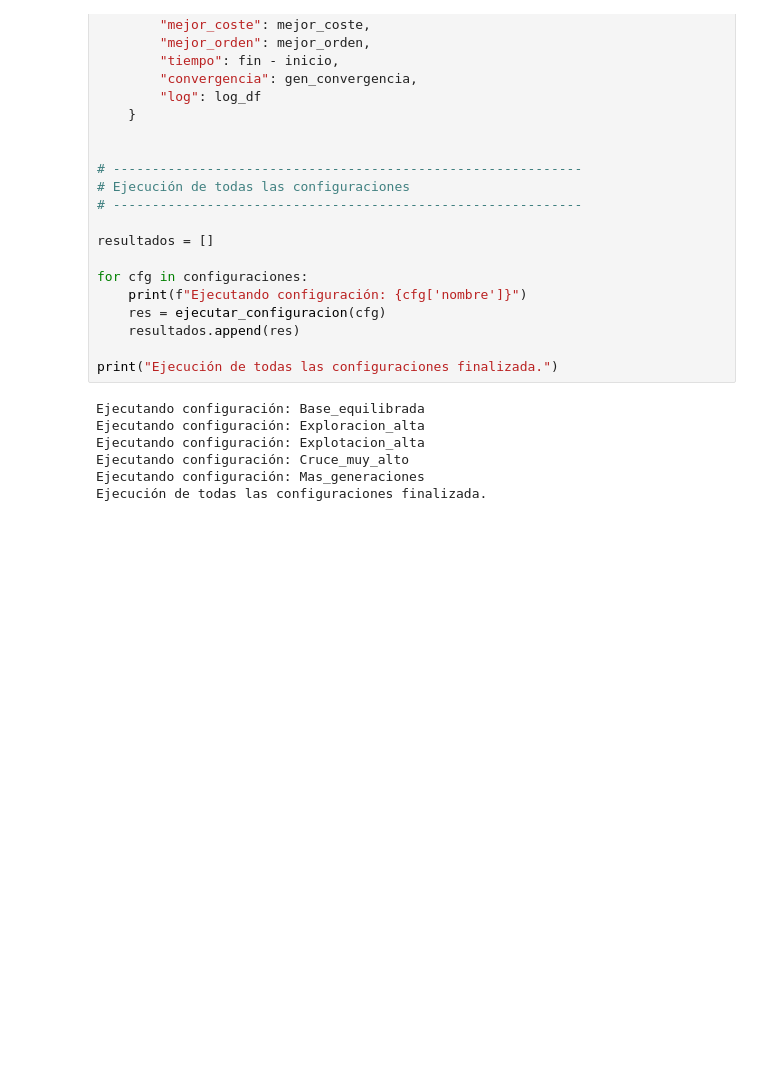
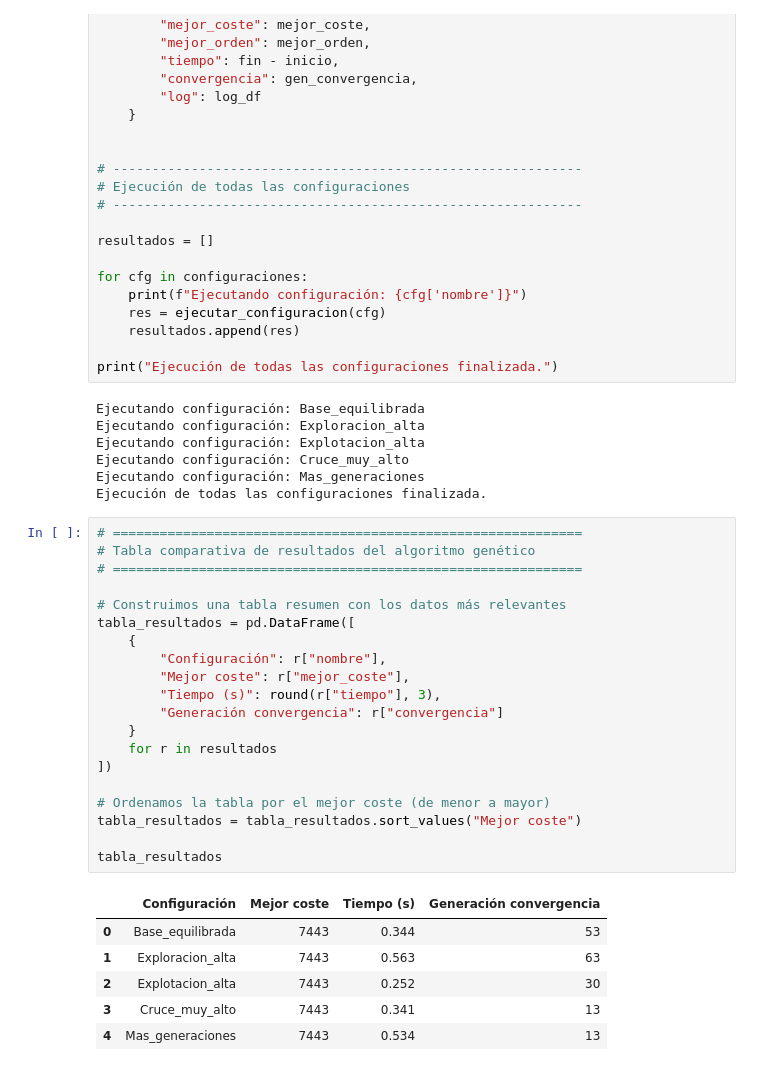
Before and after one commit to dmh1006/Practica4_DarioMeneses, a Jupyter notebook: Practica4- Resolucion.ipynb, the cells around one changed output. Saved outputs shown, nothing was run; the diff lists cells and outputs as text; blank space fills up the shorter version.

```diff
--- a/Practica4- Resolucion.ipynb
+++ b/Practica4- Resolucion.ipynb
@@ -851,3 +851,30 @@ Ejecutando configuración: Explotacion_alta
 Ejecutando configuración: Cruce_muy_alto
 Ejecutando configuración: Mas_generaciones
 Ejecución de todas las configuraciones finalizada.
+# %%
+# ============================================================
+# Tabla comparativa de resultados del algoritmo genético
+# ============================================================
+
+# Construimos una tabla resumen con los datos más relevantes
+tabla_resultados = pd.DataFrame([
+    {
+        "Configuración": r["nombre"],
+        "Mejor coste": r["mejor_coste"],
+        "Tiempo (s)": round(r["tiempo"], 3),
+        "Generación convergencia": r["convergencia"]
+    }
+    for r in resultados
+])
+
+# Ordenamos la tabla por el mejor coste (de menor a mayor)
+tabla_resultados = tabla_resultados.sort_values("Mejor coste")
+
+tabla_resultados
+# %% [output]
+|  | Configuración | Mejor coste | Tiempo (s) | Generación convergencia |
+| 0 | Base_equilibrada | 7443 | 0.344 | 53 |
+| 1 | Exploracion_alta | 7443 | 0.563 | 63 |
+| 2 | Explotacion_alta | 7443 | 0.252 | 30 |
+| 3 | Cruce_muy_alto | 7443 | 0.341 | 13 |
+| 4 | Mas_generaciones | 7443 | 0.534 | 13 |
```
Also changed, not shown: parts of 1 cell of this notebook.
